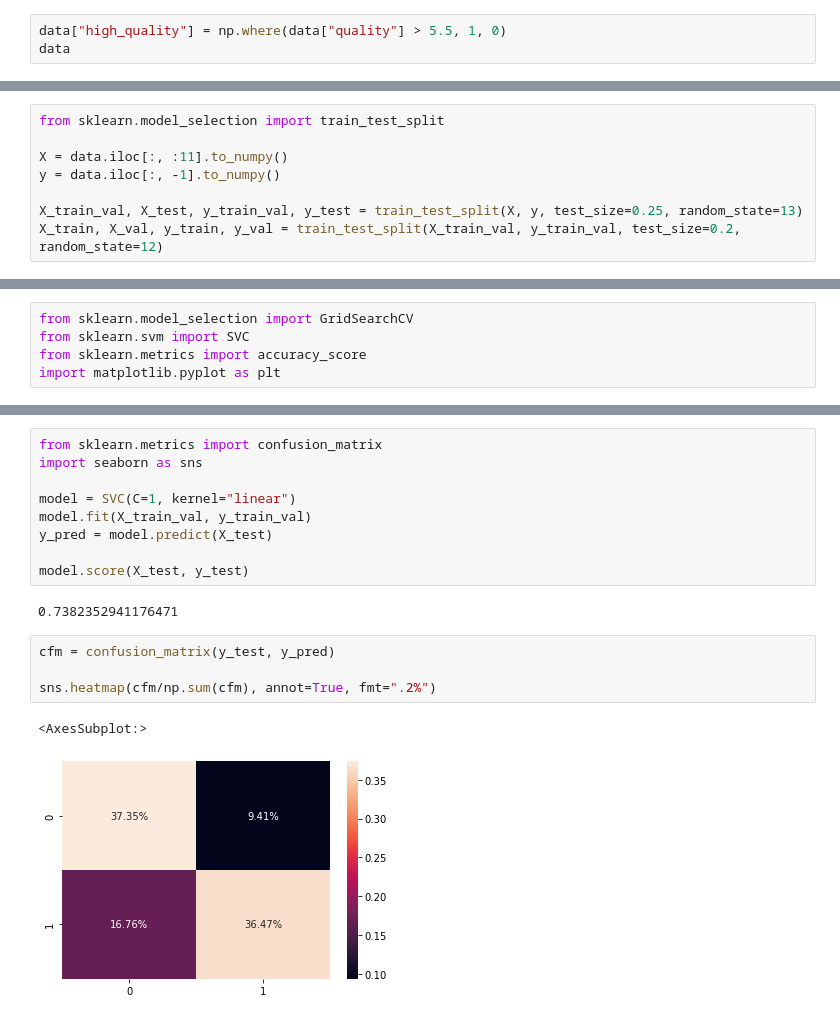
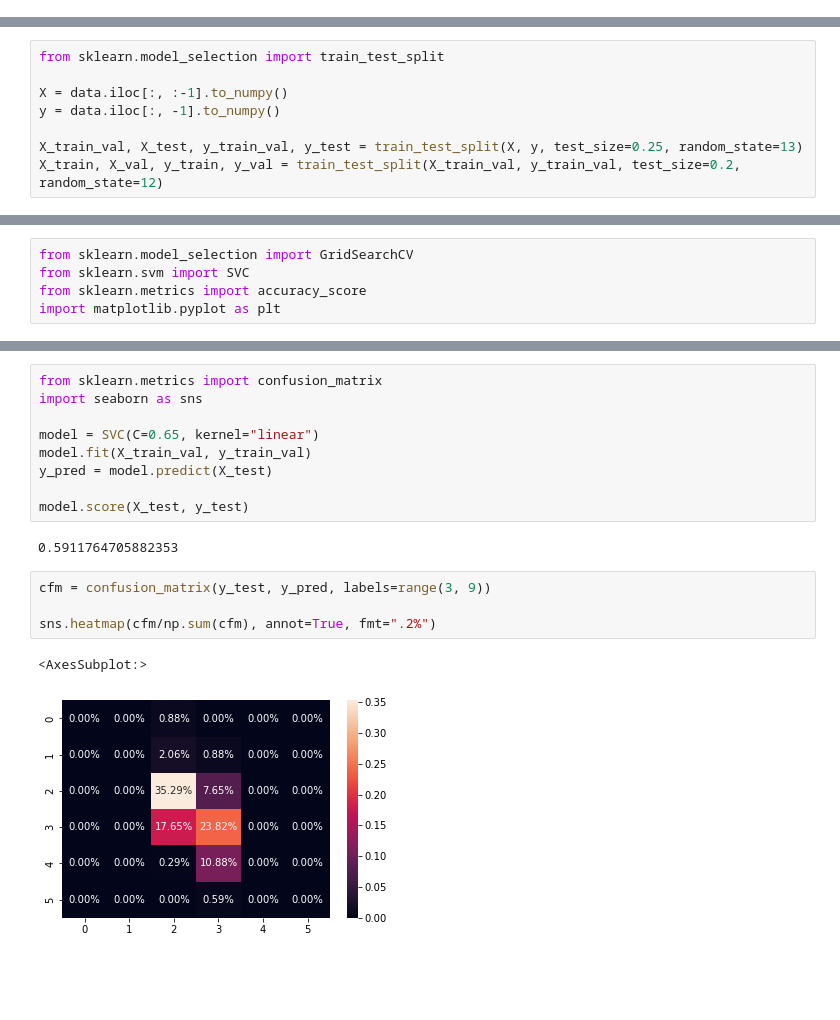
Before and after one commit to arronz99/417project, a Jupyter notebook: svc.ipynb, the cells around one changed output, grey strips where cells are left out. Saved outputs shown, nothing was run; the diff lists cells and outputs as text; blank space fills up the shorter version.

```diff
--- a/svc.ipynb
+++ b/svc.ipynb
@@ -32,3 +44,0 @@ We'll set 3-5 as low quality and 6-8 high quality
-# %%
-data["high_quality"] = np.where(data["quality"] > 5.5, 1, 0)
-data
@@ -49,7 +45,7 @@ data
 # %%
 from sklearn.model_selection import train_test_split
 
-X = data.iloc[:, :11].to_numpy()
+X = data.iloc[:, :-1].to_numpy()
 y = data.iloc[:, -1].to_numpy()
 
 X_train_val, X_test, y_train_val, y_test = train_test_split(X, y, test_size=0.25, random_state=13)
@@ -123,17 +119,17 @@ plt.show()
 from sklearn.metrics import confusion_matrix
 import seaborn as sns
 
-model = SVC(C=1, kernel="linear")
+model = SVC(C=0.65, kernel="linear")
 model.fit(X_train_val, y_train_val)
 y_pred = model.predict(X_test)
 
 model.score(X_test, y_test)
 # %% [output]
-0.7382352941176471
+0.5911764705882353
 # %%
-cfm = confusion_matrix(y_test, y_pred)
+cfm = confusion_matrix(y_test, y_pred, labels=range(3, 9))
 
 sns.heatmap(cfm/np.sum(cfm), annot=True, fmt=".2%")
 # %% [output]
 <AxesSubplot:>
-[figure, old version]
+[figure, new version]
```
Also changed, not shown: parts of 8 cells of this notebook.
